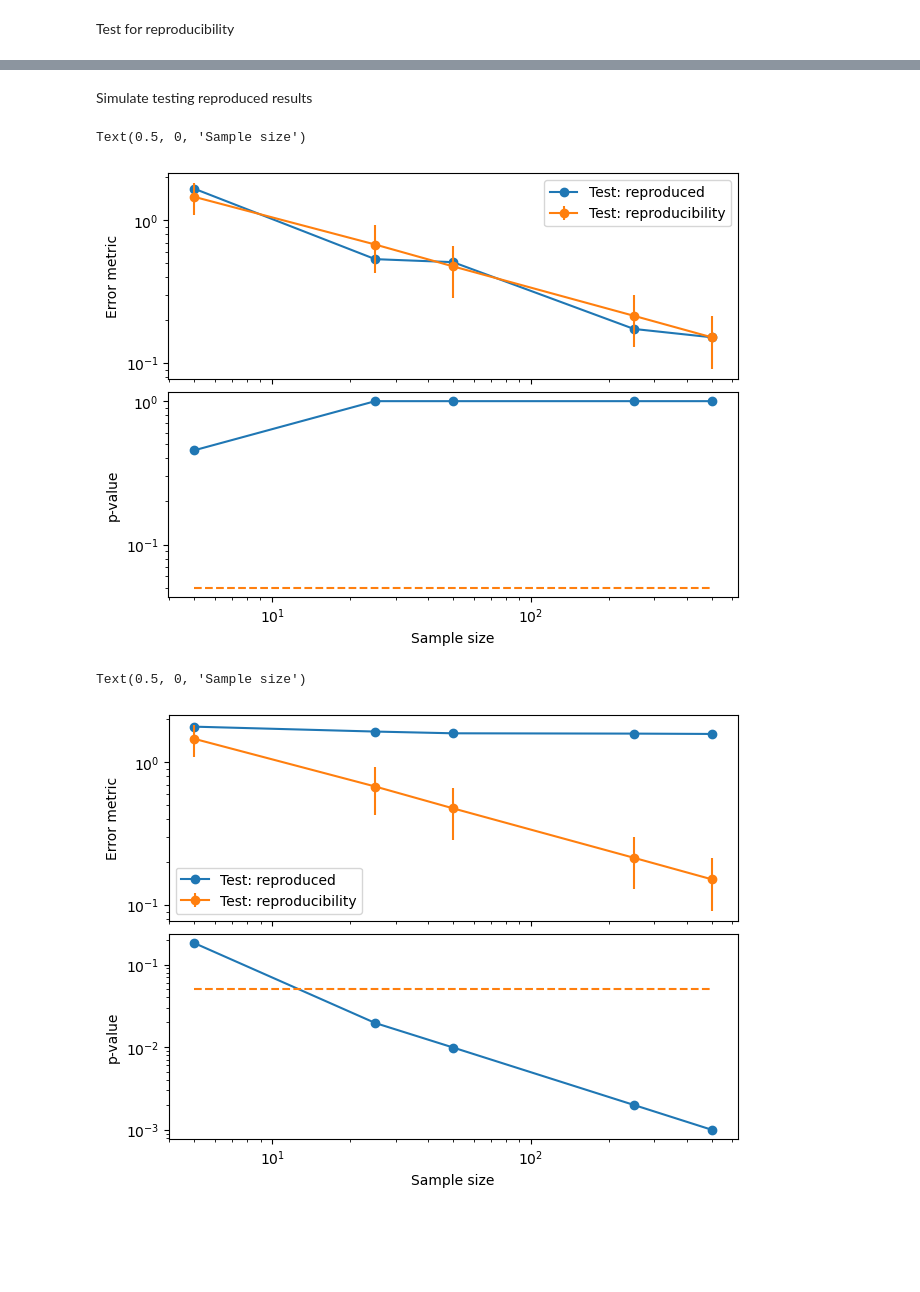
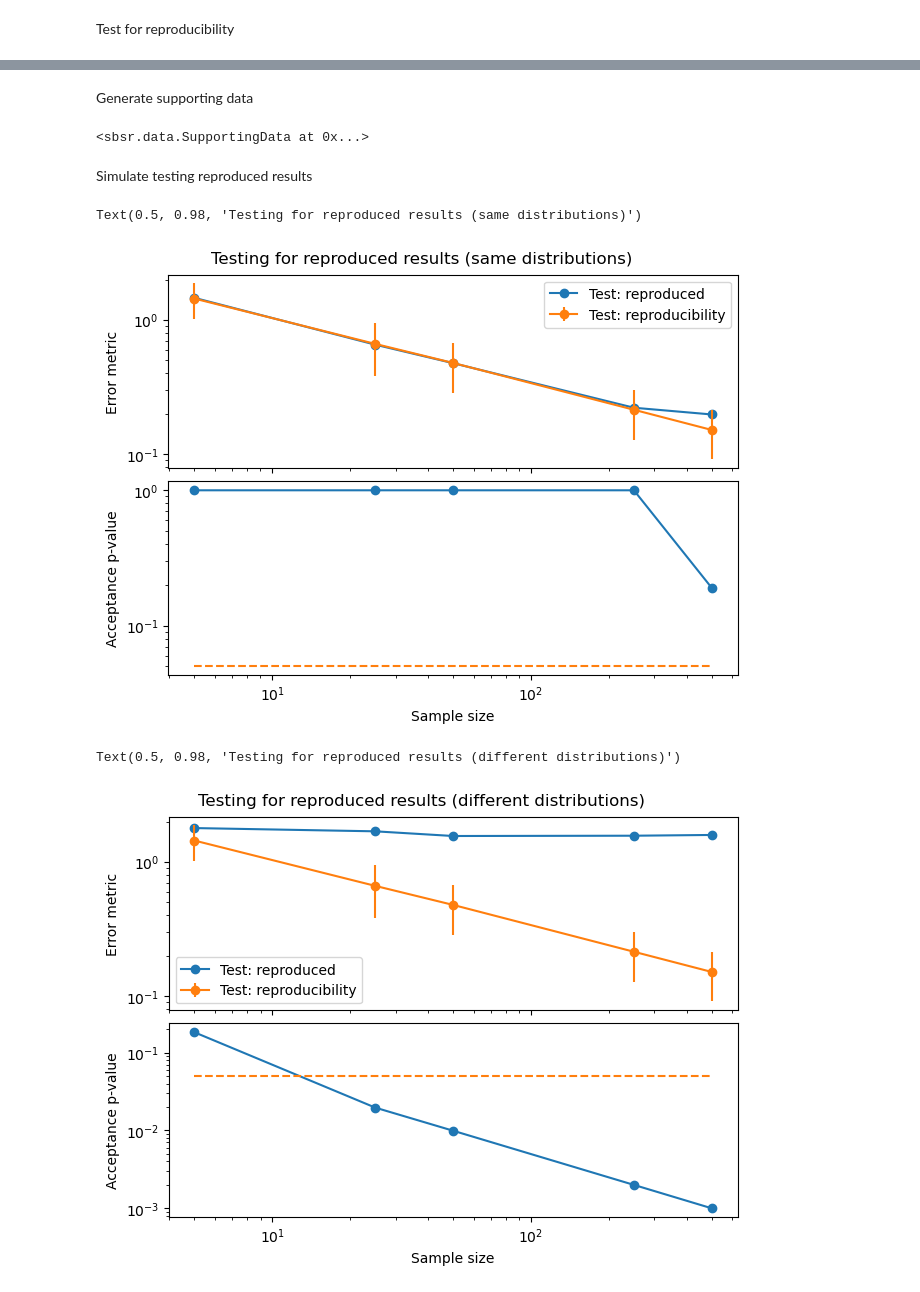
Before and after one commit to tjsego/libSSR, a Jupyter notebook: examples/python/notebooks/reproducibility.ipynb, the cells around one changed output, grey strips where cells are left out. Saved outputs shown, nothing was run; the diff lists cells and outputs as text; code cells hidden in the pictures; blank space fills up the shorter version.

```diff
--- a/examples/python/notebooks/reproducibility.ipynb
+++ b/examples/python/notebooks/reproducibility.ipynb
@@ -18,6 +18,8 @@ stdev = 0.25
 t_final = 2 * np.pi
 num_steps = 21
 var_name = 'Y'
+eval_num = 100
+sig_figs = 8
 
 times = np.asarray([t_final * x / (num_steps - 1) for x in range(num_steps)], dtype=float)
 
@@ -26,7 +28,7 @@ def generate_sample(_mean: float, _stdev: float, _size: int):
     result = np.ndarray((_size, num_steps), dtype=float)
     offset = np.random.normal(_mean, _stdev, _size)
     for i in range(_size):
-        result[i, :] = np.sin(times + offset[i])
+        result[i, :] = sbsr.round_arr_to_sigfigs(np.sin(times + offset[i]), sig_figs)
     return result
 
 
@@ -62,3 +66,28 @@ Text(0, 0.5, 'Error metric')
+# %% [markdown]
+Generate supporting data
+# %%
+size_export = int(sizes_tested[-1]/2)
+
+sdata = sbsr.SupportingData()
+sdata.level = sbsr.__sbsr_level__
+sdata.version = sbsr.__sbsr_version__
+sdata.variable_names = [var_name]
+sdata.simulation_times = times
+sdata.sample_size = size_export
+sdata.ecf_evals = np.ndarray((num_steps, 1, eval_num, 2), dtype=float)
+sdata.ecf_tval = np.ndarray((num_steps, 1), dtype=float)
+for i in range(num_steps):
+    sample_i = samples[sizes_tested[-1]][:size_export, i]
+    sdata.ecf_tval[i, 0] = sbsr.eval_final(sample_i)
+    sdata.ecf_evals[i, 0, :, :] = sbsr.ecf(sample_i, sbsr.get_eval_info_times(eval_num, sdata.ecf_tval[i, 0]))
+sdata.ecf_nval = eval_num
+sdata.error_metric_mean = err_means[sizes_tested[-1]]
+sdata.error_metric_stdev = err_stdevs[sizes_tested[-1]]
+sdata.sig_figs = 8
+
+sbsr.data.verify_data(sdata)
+# %% [output]
+<sbsr.data.SupportingData at 0x...>
 # %% [markdown]
 Simulate testing reproduced results
 # %%
@@ -90,11 +118,12 @@ for axi in ax:
     axi.set_yscale('log')
 ax[0].legend()
 ax[0].set_ylabel('Error metric')
-ax[1].set_ylabel('p-value')
+ax[1].set_ylabel('Acceptance p-value')
 ax[1].set_xlabel('Sample size')
+fig.suptitle('Testing for reproduced results (same distributions)')
 # %% [output]
-Text(0.5, 0, 'Sample size')
+Text(0.5, 0.98, 'Testing for reproduced results (same distributions)')
-[figure, old version]
+[figure, new version]
 # %%
 # Test against another sample from a different distribution
 
@@ -112,16 +141,17 @@ for sz in sizes_tested:
 # %%
 fig, ax = plt.subplots(2, 1, sharex=True, layout='compressed')
 ax[0].plot(half_sizes_tested, [error_metrics_different[sz] for sz in sizes_tested], marker='o', label='Test: reproduced')
 ax[0].errorbar(half_sizes_tested, [err_means[sz] for sz in sizes_tested], yerr=[3 * err_stdevs[sz] for sz in sizes_tested], marker='o', label='Test: reproducibility')
 ax[1].plot(half_sizes_tested, [pvals_different[sz] for sz in sizes_tested], marker='o')
 ax[1].plot(half_sizes_tested, [0.05] * len(half_sizes_tested), linestyle='--')
 for axi in ax:
     axi.set_xscale('log')
     axi.set_yscale('log')
 ax[0].legend()
 ax[0].set_ylabel('Error metric')
-ax[1].set_ylabel('p-value')
+ax[1].set_ylabel('Acceptance p-value')
 ax[1].set_xlabel('Sample size')
+fig.suptitle('Testing for reproduced results (different distributions)')
 # %% [output]
-Text(0.5, 0, 'Sample size')
+Text(0.5, 0.98, 'Testing for reproduced results (different distributions)')
-[figure, old version]
+[figure, new version]
```
Also changed, not shown: parts of 3 cells of this notebook, 1 other file.
